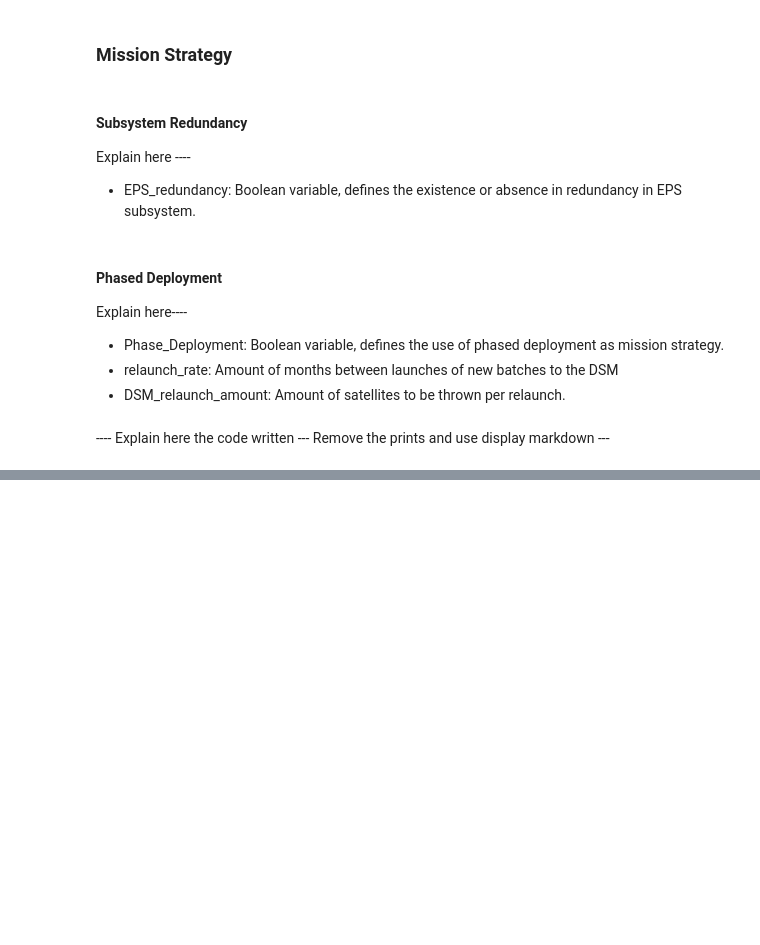
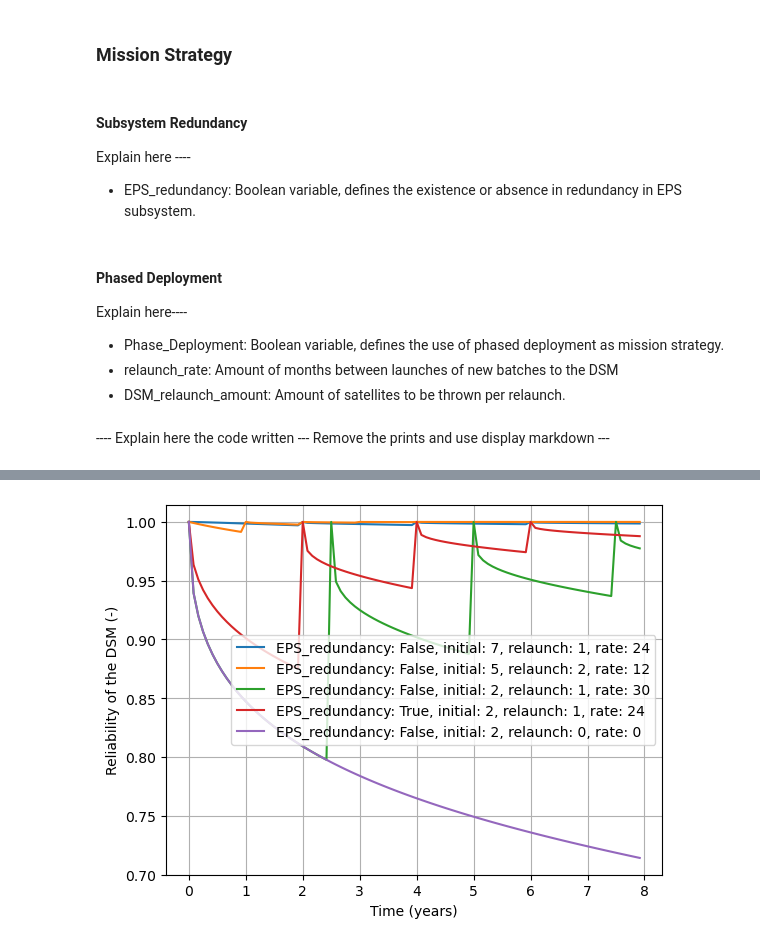
Before and after one commit to Niconikun/Memoria, a Jupyter notebook: Jupyter_Memoria/Main.ipynb, the cells around one changed output, grey strips where cells are left out. Drawn from its saved outputs; the diff is of its cells as text; code cells hidden in the pictures; blank space fills up the shorter version.

```diff
--- a/Jupyter_Memoria/Main.ipynb
+++ b/Jupyter_Memoria/Main.ipynb
@@ -73,30 +76,42 @@ Explain here----
 - relaunch_rate: Amount of months between launches of new batches to the DSM
 - DSM_relaunch_amount: Amount of satellites to be thrown per relaunch.
 # %%
-Phase_Deployment = True
-relaunch_rate = 24
-DSM_relaunch_amount = 1
+Phase_Deployment = [True, True, True, True, False]
+relaunch_rate = [24, 12, 30, 24, 0]
+DSM_relaunch_amount = [1, 2, 1, 1, 0]
 # %% [markdown]
 ---- Explain here the code written --- Remove the prints and use display markdown ---
 # %%
+simulation_results = []
 for iteration in np.arange(len(DSM_initial_amount)):
-
+    R_DSM_3m = 0
+    R_DSM_6m = 0
+    R_DSM_12m = 0
+    R_DSM_18m = 0
     if Phase_Deployment[iteration] == True:
         R_DSM = []
         for Current_Time in Time_months:
-            R_elem = np.ones(DSM_initial_amount[iteration]) * Reliability_CubeSat(EPS_redundancy[iteration], Current_Time)
+            R_elem = np.ones(DSM_initial_amount[iteration]) * Reliability_CubeSat(EPS_redundancy[iteration], Current_Time / year_to_month)
             Deployment_Dates = np.arange(relaunch_rate[iteration], (Mission_time * year_to_month) + 1, relaunch_rate[iteration], dtype=int) # Array that gives the dates for phased deployment, in months
 
             for a in Deployment_Dates: # if the current time is over the deployment date, it adds new elements to the DSM, else continues
-                if int(Current_Time * year_to_month) >= int(a):
-                    R_elem = np.append(R_elem, np.ones(DSM_relaunch_amount[iteration]) * Reliability_CubeSat(EPS_redundancy[iteration], Current_Time - float(a / year_to_month))).tolist()
+                if int(Current_Time) >= int(a):
+                    R_elem = np.append(R_elem, np.ones(DSM_relaunch_amount[iteration]) * Reliability_CubeSat(EPS_redundancy[iteration], Current_Time / year_to_month - float(a / year_to_month))).tolist()
                 else:
                     continue #sets DSM size and cubesats reliabilities, updating it to the current time
 
             R_DSM_partial = 1
             for R_CubeSat in np.arange(len(R_elem)):
                 R_DSM_partial *= 1 - R_elem[R_CubeSat]
-            R_DSM.append(1 - R_DSM_partial) #gets DSM reliability and appends on the array
+            R_DSM.append(1 - R_DSM_partial)
+            if Current_Time == 3:
+                R_DSM_3m = np.round(1 - R_DSM_partial, 3)
+            elif Current_Time == 6:
+                R_DSM_6m = np.round(1 - R_DSM_partial, 3)
+            elif Current_Time == 12:
+                R_DSM_12m = np.round(1 - R_DSM_partial, 3)
+            elif Current_Time == 18:
+                R_DSM_18m = np.round(1 - R_DSM_partial, 3) #gets DSM reliability and appends on the array
     else:
         R_DSM = []
         for Current_Time in Time_months:
@@ -108,10 +123,17 @@ for iteration in np.arange(len(DSM_initial_amount)):
             R_DSM.append(1 - R_DSM_partial) #gets DSM reliability and appends on the array
             relaunch_rate[iteration] = 0
             DSM_relaunch_amount[iteration] = 0
+            if Current_Time == 3:
+                R_DSM_3m = np.round(1 - R_DSM_partial, 3)
+            elif Current_Time == 6:
+                R_DSM_6m = np.round(1 - R_DSM_partial, 3)
+            elif Current_Time == 12:
+                R_DSM_12m = np.round(1 - R_DSM_partial, 3)
+            elif Current_Time == 18:
+                R_DSM_18m = np.round(1 - R_DSM_partial, 3)
 
-    print('EPS Redundancy: ', EPS_redundancy)
-    print('Initial amount of CubeSats started in the DSM: ' + str(DSM_initial_amount) + ' CubeSats')
-    print('The mission will last: ' + str(Mission_time) + ' years')
-    print(str (DSM_relaunch_amount) + ' Satellites will be launched every ' + str(relaunch_rate) + ' months')
+    result = {'Scenario': iteration + 1, 'Initial Batch': DSM_initial_amount[iteration], 'Subsystem Redundancy': str(EPS_redundancy[iteration]), 'Relaunch Rate': relaunch_rate[iteration], 'Reliability at 3 months': R_DSM_3m, 'Reliability at 6 months': R_DSM_6m, 'Reliability at 12 months': R_DSM_12m, 'Reliability at 18 months': R_DSM_18m}
+    simulation_results.append(result)
     R_simulation.append(R_DSM)
     graph_labels.append('EPS_redundancy: ' + str(EPS_redundancy[iteration]) + ', initial: ' + str(DSM_initial_amount[iteration]) + ', relaunch: ' + str(DSM_relaunch_amount[iteration]) + ', rate: ' + str(relaunch_rate[iteration]))
+df = pd.DataFrame(simulation_results)
@@ -122,11 +155,13 @@ for iteration in np.arange(len(DSM_initial_amount)):
 # %%
 plt.figure(1)
 
 for cont in range(len(R_simulation)):
-    plt.plot(Time_years / 12, R_simulation[cont], label=graph_labels[cont])
+    plt.plot(Time_months / 12, R_simulation[cont], label=graph_labels[cont])
 
 plt.xlabel('Time (years)')
 plt.ylabel('Reliability of the DSM (-)')
 plt.legend()
 plt.grid(True)
 plt.show()
+# %% [output]
+[figure, added]
```
Also changed, not shown: parts of 9 cells of this notebook.
